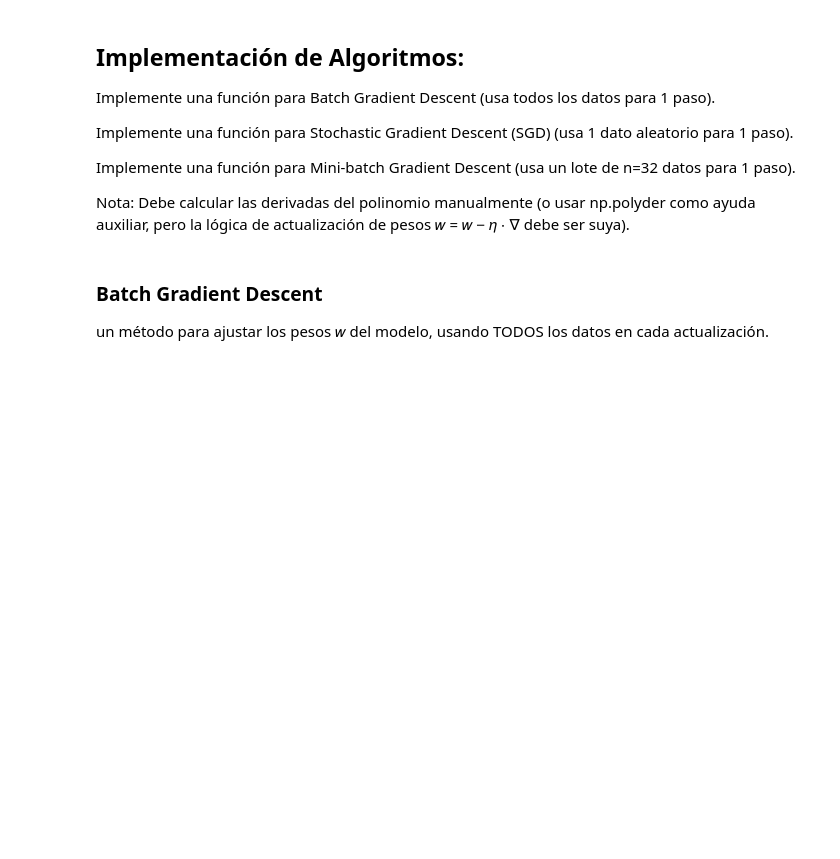
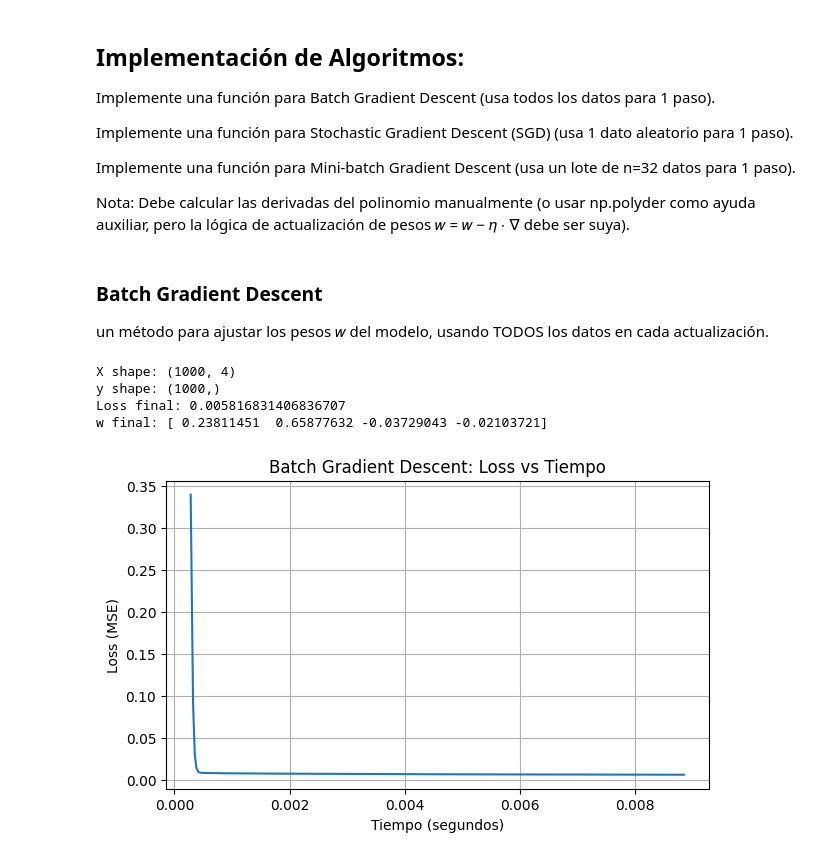
Before and after one commit to Vann06/Inteligencia_Artificial, a Jupyter notebook: Task2.1.ipynb, the cells around one changed output. Drawn from its saved outputs; the diff is of its cells as text; code cells hidden in the pictures; blank space fills up the shorter version.

```diff
--- a/Task2.1.ipynb
+++ b/Task2.1.ipynb
@@ -77,29 +77,57 @@ Nota: Debe calcular las derivadas del polinomio manualmente (o usar np.polyder c
 
 un método para ajustar los pesos  𝑤 del modelo, usando TODOS los datos en cada actualización.
 # %%
+import time  # lo necesitas para medir tiempo
+
+X = np.column_stack([
+    np.ones_like(x_norm),
+    x_norm,
+    x_norm**2,
+    x_norm**3
+])
+
+y = y_norm
+
+print("X shape:", X.shape)  # debe ser (1000, 4)
+print("y shape:", y.shape)  # debe ser (1000,)
+
 def batch_gradient_descent(X, y, lr=0.5, epochs=200):
     # Inicializar pesos
     w = np.zeros(X.shape[1])
     losses = []
     times = []
     start = time.perf_counter()
 
     for _ in range(epochs):
         # Predicciones
         y_hat = X @ w
         #calcular pérdida (MSE)
         loss = np.mean((y_hat - y)**2)
         # calcular gradiente
         n = X.shape[0]
         grad = (2/n) * (X.T @ (y_hat - y))
         # actualizar pesos
         w = w - lr * grad
 
         times.append(time.perf_counter() - start)
         losses.append(loss)
 
     return w, np.array(times), np.array(losses)
 
 w_batch, t_batch, loss_batch = batch_gradient_descent(X, y, lr=0.5, epochs=300)
 print("Loss final:", loss_batch[-1])
 print("w final:", w_batch)
+
+plt.figure(figsize=(7,4))
+plt.plot(t_batch, loss_batch)
+plt.xlabel("Tiempo (segundos)")
+plt.ylabel("Loss (MSE)")
+plt.title("Batch Gradient Descent: Loss vs Tiempo")
+plt.grid(True)
+plt.show()
+# %% [output]
+X shape: (1000, 4)
+y shape: (1000,)
+Loss final: 0.005816831406836707
+w final: [ 0.23811451  0.65877632 -0.03729043 -0.02103721]
+[figure, added]
```
Also changed, not shown: parts of 2 cells of this notebook.
